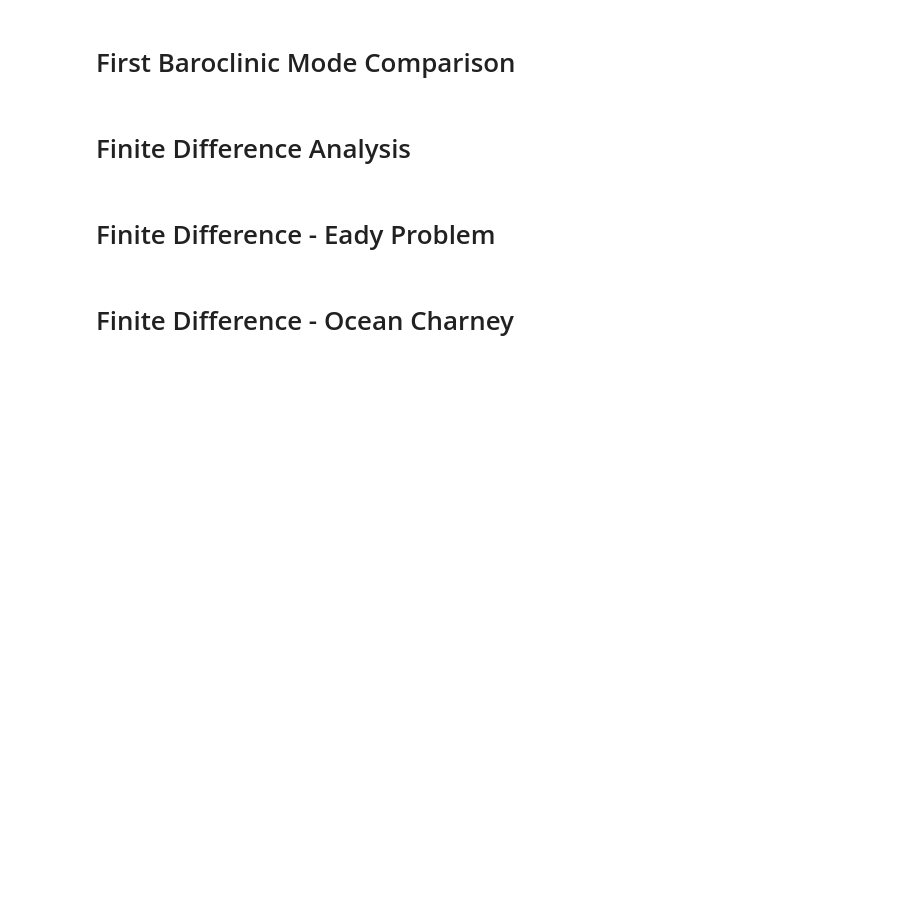
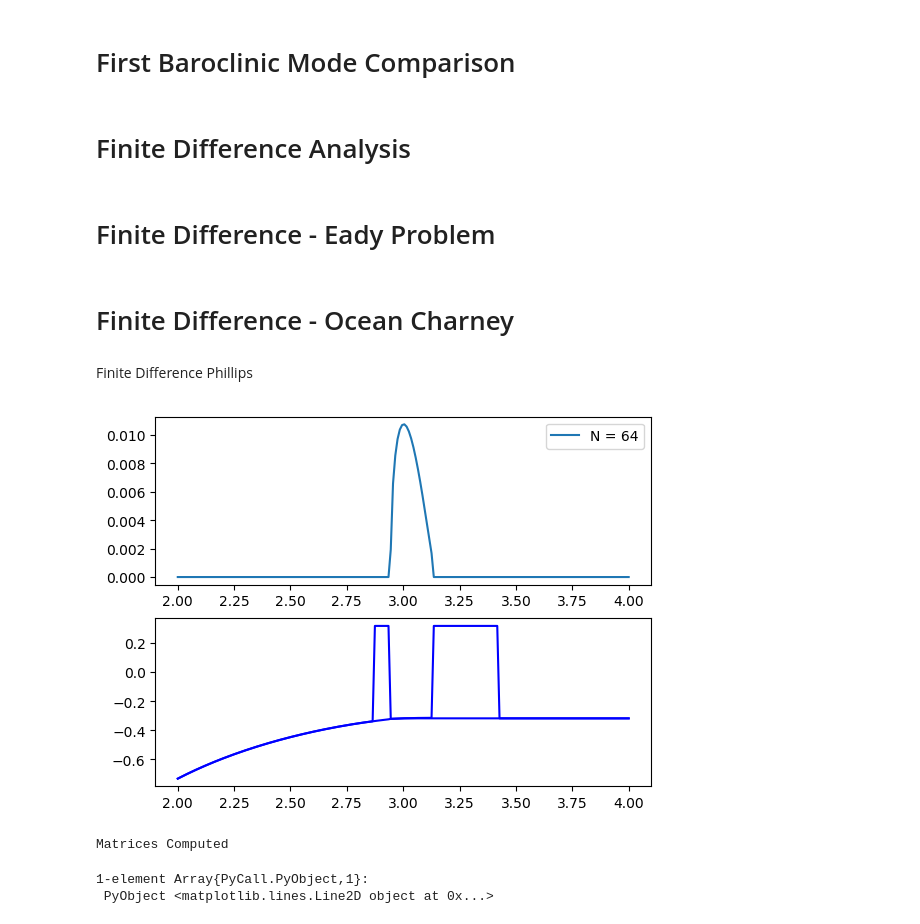
Before and after one commit to mwatwood-cu/QG-Galerkin, a Jupyter notebook: Julia Coefficients.ipynb, the cells around one changed output. Cells and saved outputs as stored; diff of their text form; code cells hidden in the pictures; blank space fills up the shorter version.

Commit message:
Fixed computation of Galerkin coefficients of \bar{q}_y. Added Phillips instability calculation.

```diff
--- a/Julia Coefficients.ipynb
+++ b/Julia Coefficients.ipynb
@@ -88,7 +84,7 @@ function dq_galerkin_coefficients(size::Int64, dq_bar::Function)
             p_n = jacobi(values[k+1], i,0,0)
             sumTotal = sumTotal + weights[k+1]*p_n*dq_bar((values[k+1]+1.)/2.)
         end
-        fullArray[i+1] = .5*sumTotal
+        fullArray[i+1] = sumTotal*(2*i+1)/2
     end
     return fullArray
 end
@@ -443,7 +447,7 @@ end
 using PyPlot
 
 first_coefficient = 0
-matrixSize = 22
+matrixSize = 64
 
 B = B_ij(matrixSize)
 L = L_ij(matrixSize, S_OC)
@@ -472,3 +528,24 @@ createFourStabilityPlots(matrixSize, S_OC, growthRates, vectors, w_speeds, w_min
+# %%
+using PyPlot
+first_coefficient = 0
+matrixSize = 20
+
+B = B_ij(matrixSize)
+L = L_ij(matrixSize, S_Phillips)
+M = M_ij(matrixSize)
+
+kxStart = 0.1
+kxFinish = 4.
+steps = 100
+beta = 3.1
+ky = 0
+kxs = linspace(kxStart, kxFinish, steps)
+
+eigenValuesAndVectors = getCompleteStabilityEigenObjectsOfKx(matrixSize, beta, ky, kxs, S_Phillips, dq_Phillips, du_Phillips, 0, 0, first_coefficient)
+growthRates, vectors, w_speeds, w_minSpeeds = getStabilityValues(eigenValuesAndVectors, kxs)
+grN[i] = growthRates[1]
+
+createFourStabilityPlots(matrixSize, S_Phillips, growthRates, vectors, w_speeds, w_minSpeeds, kxs, ky)
 # %% [markdown]
 # First Baroclinic Mode Comparison
 # %%
@@ -669,3 +722,30 @@ ax[:legend](loc="upper right")
 ax = axes[2,1]
 ax[:plot](kxs, w_speeds, "b-")
 ax[:plot](kxs, w_minSpeeds, "b-")
+# %% [markdown]
+Finite Difference Phillips
+# %%
+using PyPlot
+
+matrixSize = 64
+
+kxStart = .1
+kxFinish = 4.
+steps = 100
+beta = 3.1
+ky = 0
+
+kxs = linspace(kxStart, kxFinish, steps)
+growthRates_fd, vectors, w_speeds, w_minSpeeds = growthRateEigenValues_fd(matrixSize, beta, ky, kxs, steps, S_Phillips, u_Phillips)
+fig, axes = subplots(2,1)
+ax = axes[1,1]
+ax[:plot](kxs, growthRates_fd, label="N = $matrixSize")
+ax[:legend](loc="upper right")
+ax = axes[2,1]
+ax[:plot](kxs, w_speeds, "b-")
+ax[:plot](kxs, w_minSpeeds, "b-")
+# %% [output]
+[figure, added]
+Matrices Computed
+1-element Array{PyCall.PyObject,1}:
+ PyObject <matplotlib.lines.Line2D object at 0x...>
```
Also changed, not shown: parts of 10 cells of this notebook.
